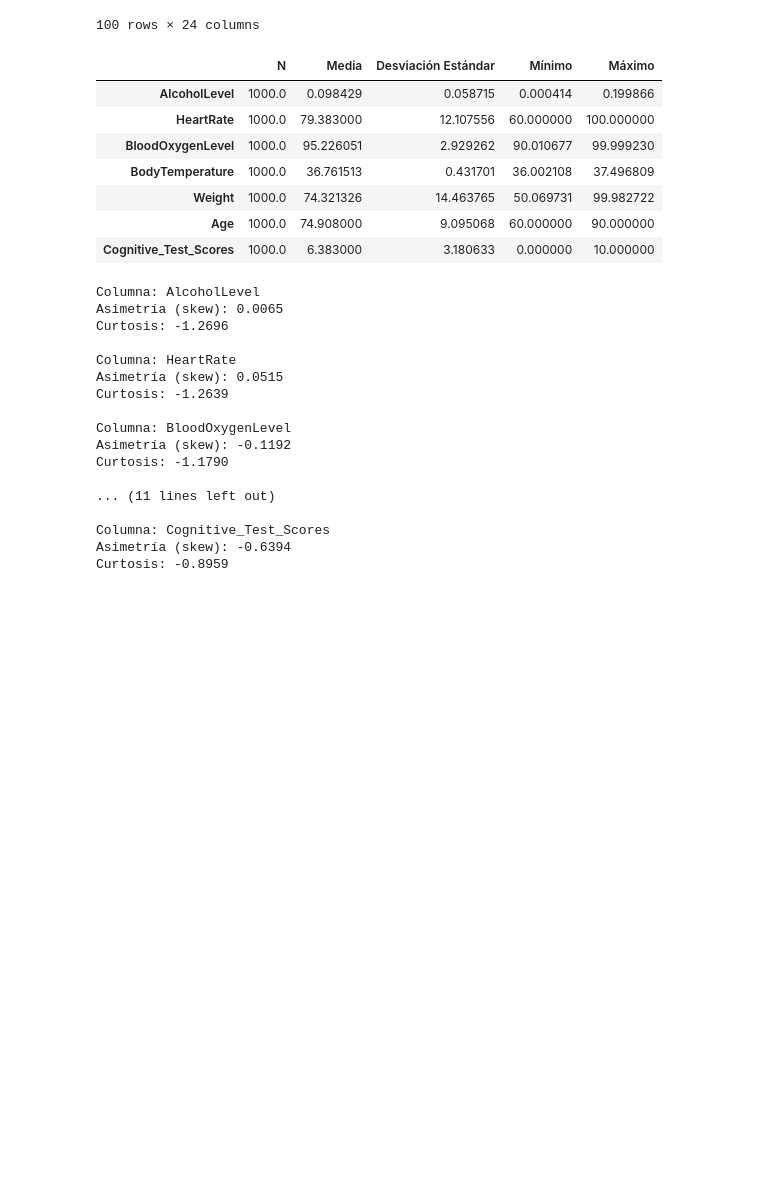
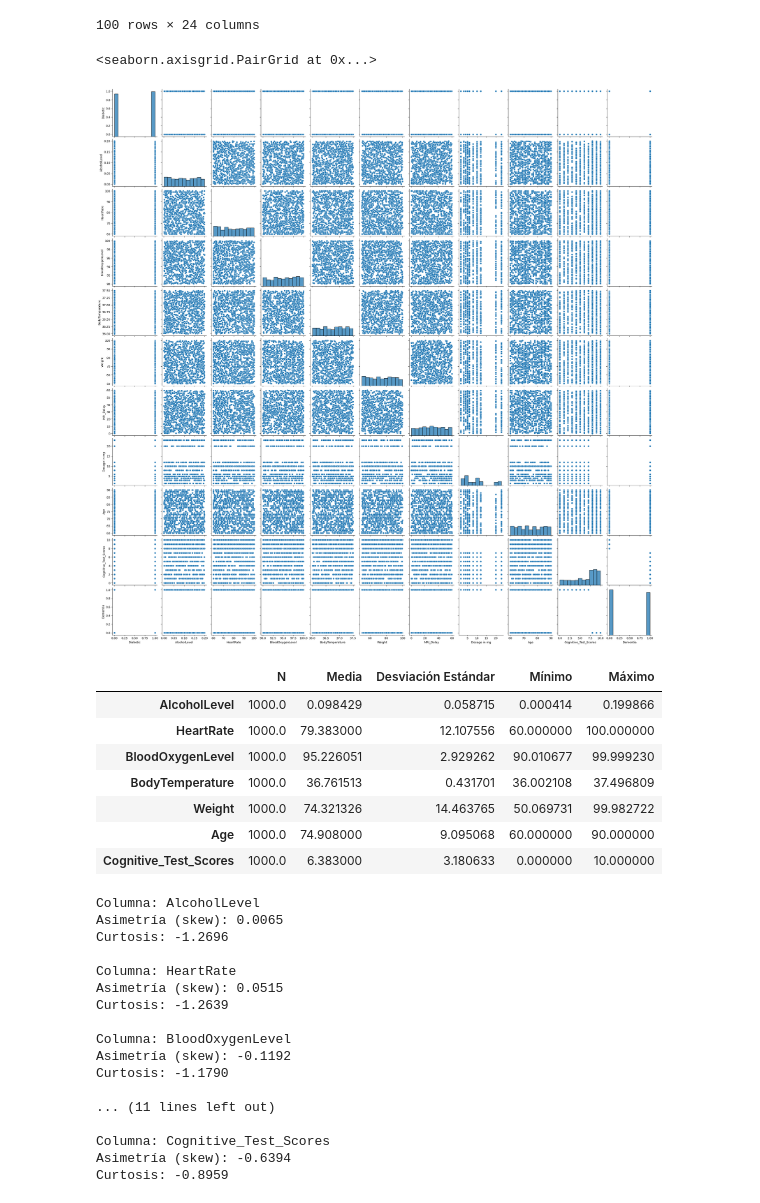
Before and after one commit to Jonolalde93/Proyectos_BootcampDS_2025, a Jupyter notebook: TFM - Bioinformatica y Bioestadistica/Notebook TFM.ipynb, the cells around one changed output. Cells and saved outputs as stored; diff of their text form; code cells hidden in the pictures; blank space fills up the shorter version.

```diff
--- a/TFM - Bioinformatica y Bioestadistica/Notebook TFM.ipynb
+++ b/TFM - Bioinformatica y Bioestadistica/Notebook TFM.ipynb
@@ -24,6 +46,11 @@ df.head(100)
 | 98 | 1 | 0.028917 | 87 | 93.866333 | 36.094949 | 87.234322 | 41.355597 | ... |
 | 99 | 1 | 0.043938 | 92 | 99.137781 | 36.120903 | 98.117966 | 10.228415 | ... |
 100 rows × 24 columns
+# %%
+sns.pairplot(df)
+# %% [output]
+<seaborn.axisgrid.PairGrid at 0x...>
+[figure, added]
 # %%
 quantitative_vars = ['AlcoholLevel', 'HeartRate', 'BloodOxygenLevel', 'BodyTemperature', 'Weight', 'Age', 'Cognitive_Test_Scores']
 qualitative_vars = ['Diabetic', 'Education_Level', 'Gender', 'Family_History', 'Smoking_Status', 'APOE_ε4', 'Physical_Activity', 'Depression_Status', 'Medication_History', 'Nutrition_Diet', 'Sleep_Quality', 'Chronic_Health_Conditions', 'Dementia']
```
Also changed, not shown: parts of 45 cells of this notebook, 8 other files.
